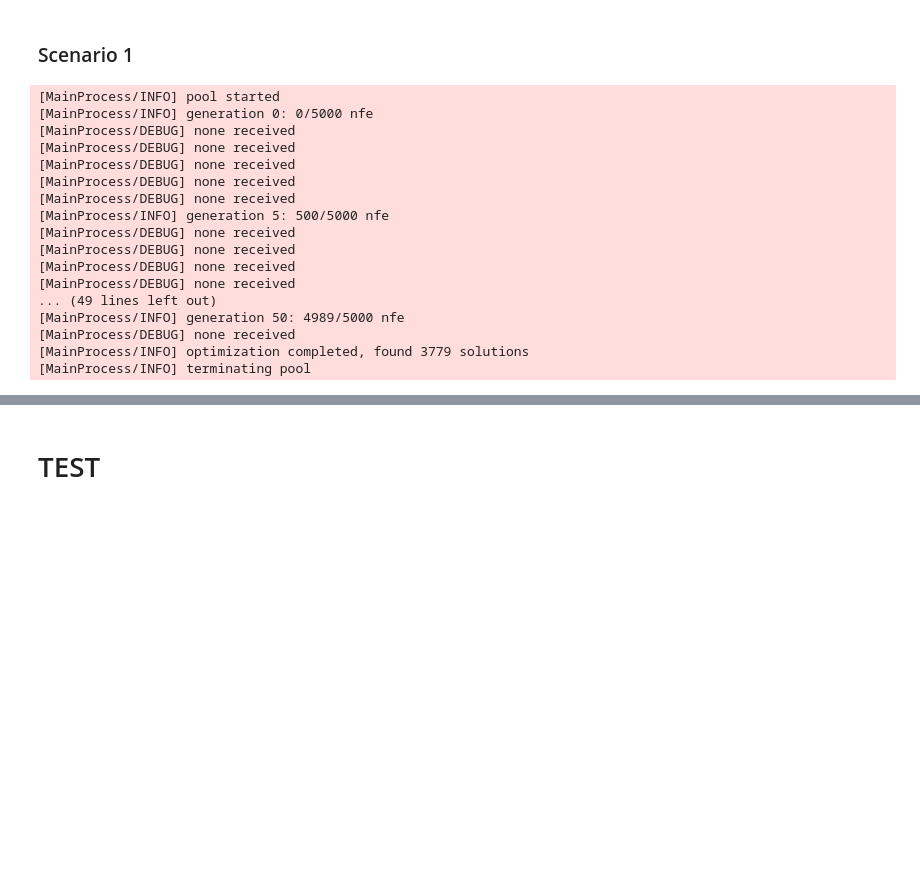
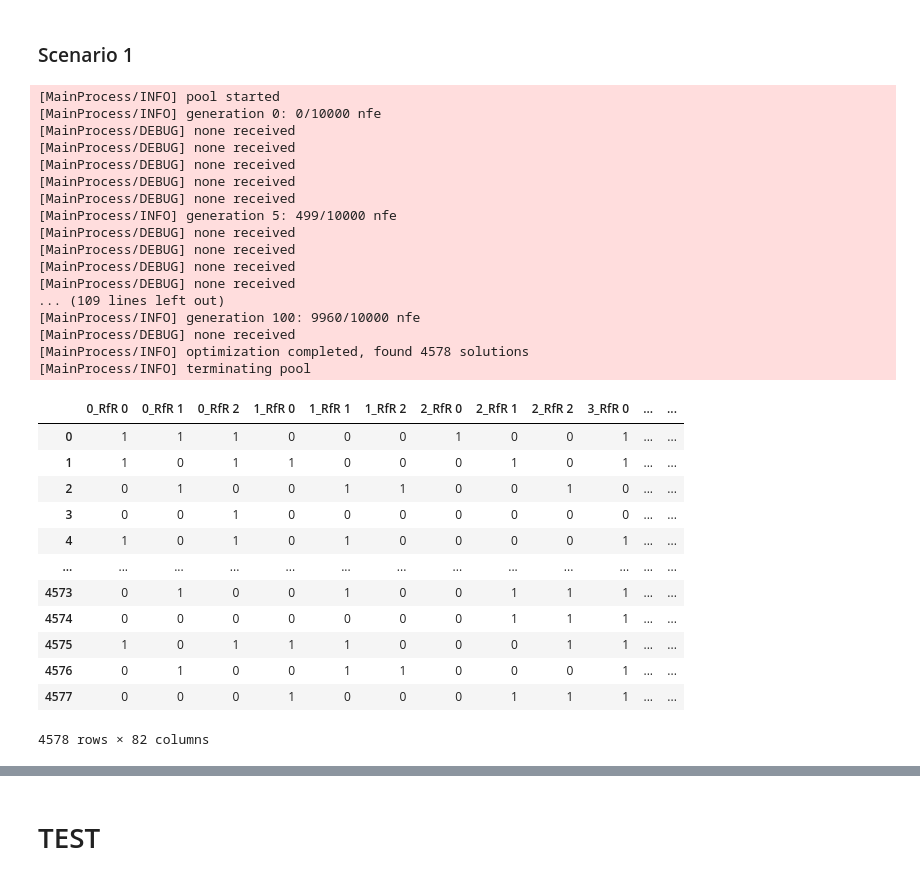
Before and after one commit to aarsundaram/ModelBasedDecisionMaking_Group12, a Jupyter notebook: final assignment/MORDM.ipynb, the cells around one changed output, grey strips where cells are left out. Cells and saved outputs as stored; diff of their text form; code cells hidden in the pictures; blank space fills up the shorter version.

```diff
--- a/final assignment/MORDM Gorssel-Copy1.ipynb
+++ b/final assignment/MORDM.ipynb
@@ -586,42 +385,58 @@ results0A.to_csv('MORDM_S0A.csv')
 ### Scenario 1
 # %%
 with MultiprocessingEvaluator(dike_model) as evaluator:
-    results1A, convergence1A = evaluator.optimize(nfe=5000, searchover='levers',
-                                                  epsilons=[200000, 10000000, 0.0001,
-                                                            200000, 10000000, 0.0001,
-                                                            200000, 10000000, 0.0001,
-                                                            200000, 10000000, 0.0001,
-                                                            200000, 10000000, 0.0001, 5000000, 5000,
-                                                            200000, 10000000, 0.0001,
-                                                            200000, 10000000, 0.0001,
-                                                            200000, 10000000, 0.0001,
-                                                            200000, 10000000, 0.0001,
-                                                            200000, 10000000, 0.0001, 5000000, 5000,
-                                                            200000, 10000000, 0.0001,
-                                                            200000, 10000000, 0.0001,
-                                                            200000, 10000000, 0.0001,
-                                                            200000, 10000000, 0.0001,
-                                                            200000, 10000000, 0.0001, 5000000, 5000],
+    results1A, convergence1A = evaluator.optimize(nfe=10000, searchover='levers',
+                                                  epsilons=[200000, 30000000, 0.0001,
+                                                            200000, 30000000, 0.0001,
+                                                            200000, 30000000, 0.0001,
+                                                            200000, 30000000, 0.0001,
+                                                            200000, 30000000, 0.0001, 5000000, 5000,
+                                                            200000, 30000000, 0.0001,
+                                                            200000, 30000000, 0.0001,
+                                                            200000, 30000000, 0.0001,
+                                                            200000, 30000000, 0.0001,
+                                                            200000, 30000000, 0.0001, 5000000, 5000,
+                                                            200000, 30000000, 0.0001,
+                                                            200000, 30000000, 0.0001,
+                                                            200000, 30000000, 0.0001,
+                                                            200000, 30000000, 0.0001,
+                                                            200000, 30000000, 0.0001, 5000000, 5000],
                                                    constraints=constraints2,
                                                    reference=scenarios[1],
                                                    convergence=convergence_metrics)
 # %% [output]
 [MainProcess/INFO] pool started
-[MainProcess/INFO] generation 0: 0/5000 nfe
+[MainProcess/INFO] generation 0: 0/10000 nfe
 [MainProcess/DEBUG] none received
 [MainProcess/DEBUG] none received
 [MainProcess/DEBUG] none received
 [MainProcess/DEBUG] none received
 [MainProcess/DEBUG] none received
-[MainProcess/INFO] generation 5: 500/5000 nfe
+[MainProcess/INFO] generation 5: 499/10000 nfe
 [MainProcess/DEBUG] none received
 [MainProcess/DEBUG] none received
 [MainProcess/DEBUG] none received
 [MainProcess/DEBUG] none received
-... (49 lines left out)
-[MainProcess/INFO] generation 50: 4989/5000 nfe
+... (109 lines left out)
+[MainProcess/INFO] generation 100: 9960/10000 nfe
 [MainProcess/DEBUG] none received
-[MainProcess/INFO] optimization completed, found 3779 solutions
+[MainProcess/INFO] optimization completed, found 4578 solutions
 [MainProcess/INFO] terminating pool
+# %%
+results1A
+# %% [output]
+|  | 0_RfR 0 | 0_RfR 1 | 0_RfR 2 | 1_RfR 0 | 1_RfR 1 | 1_RfR 2 | 2_RfR 0 | 2_RfR 1 | 2_RfR 2 | 3_RfR 0 | ... | ... |
+| 0 | 1 | 1 | 1 | 0 | 0 | 0 | 1 | 0 | 0 | 1 | ... | ... |
+| 1 | 1 | 0 | 1 | 1 | 0 | 0 | 0 | 1 | 0 | 1 | ... | ... |
+| 2 | 0 | 1 | 0 | 0 | 1 | 1 | 0 | 0 | 1 | 0 | ... | ... |
+| 3 | 0 | 0 | 1 | 0 | 0 | 0 | 0 | 0 | 0 | 0 | ... | ... |
+| 4 | 1 | 0 | 1 | 0 | 1 | 0 | 0 | 0 | 0 | 1 | ... | ... |
+| ... | ... | ... | ... | ... | ... | ... | ... | ... | ... | ... | ... | ... |
+| 4573 | 0 | 1 | 0 | 0 | 1 | 0 | 0 | 1 | 1 | 1 | ... | ... |
+| 4574 | 0 | 0 | 0 | 0 | 0 | 0 | 0 | 1 | 1 | 1 | ... | ... |
+| 4575 | 1 | 0 | 1 | 1 | 1 | 0 | 0 | 0 | 1 | 1 | ... | ... |
+| 4576 | 0 | 1 | 0 | 0 | 1 | 1 | 0 | 0 | 0 | 1 | ... | ... |
+| 4577 | 0 | 0 | 0 | 1 | 0 | 0 | 0 | 1 | 1 | 1 | ... | ... |
+4578 rows × 82 columns
 # %%
 results1A.to_csv('MORDM_S1A.csv')
```
Also changed, not shown: parts of 28 cells of this notebook.
